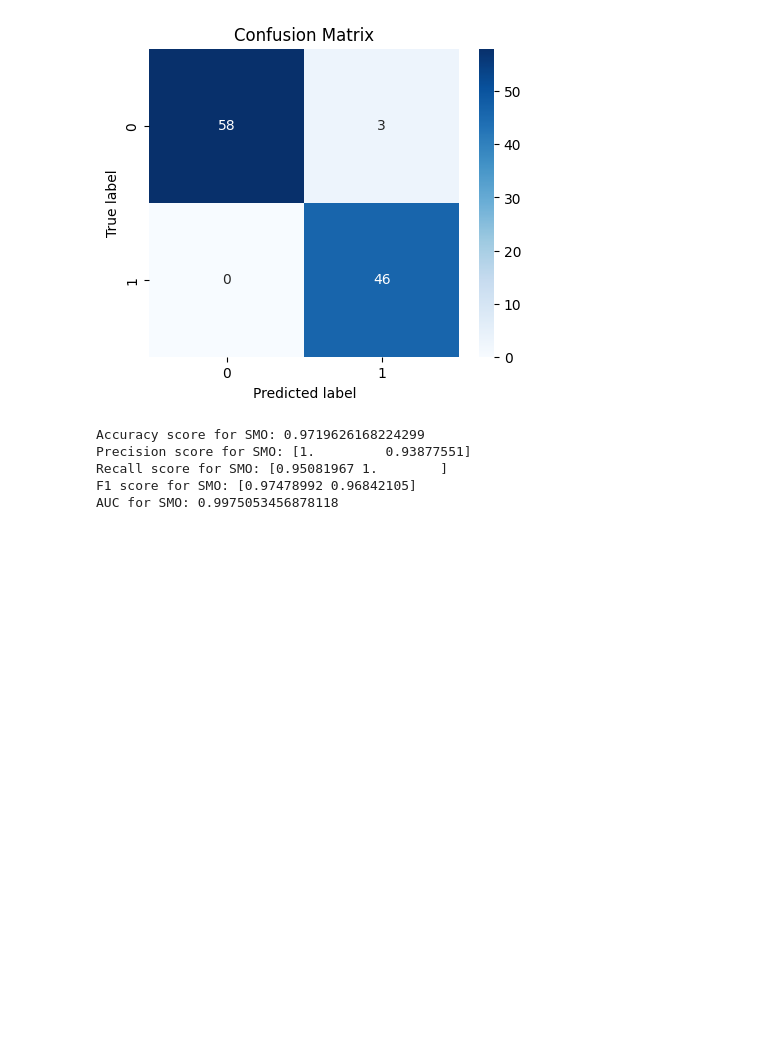
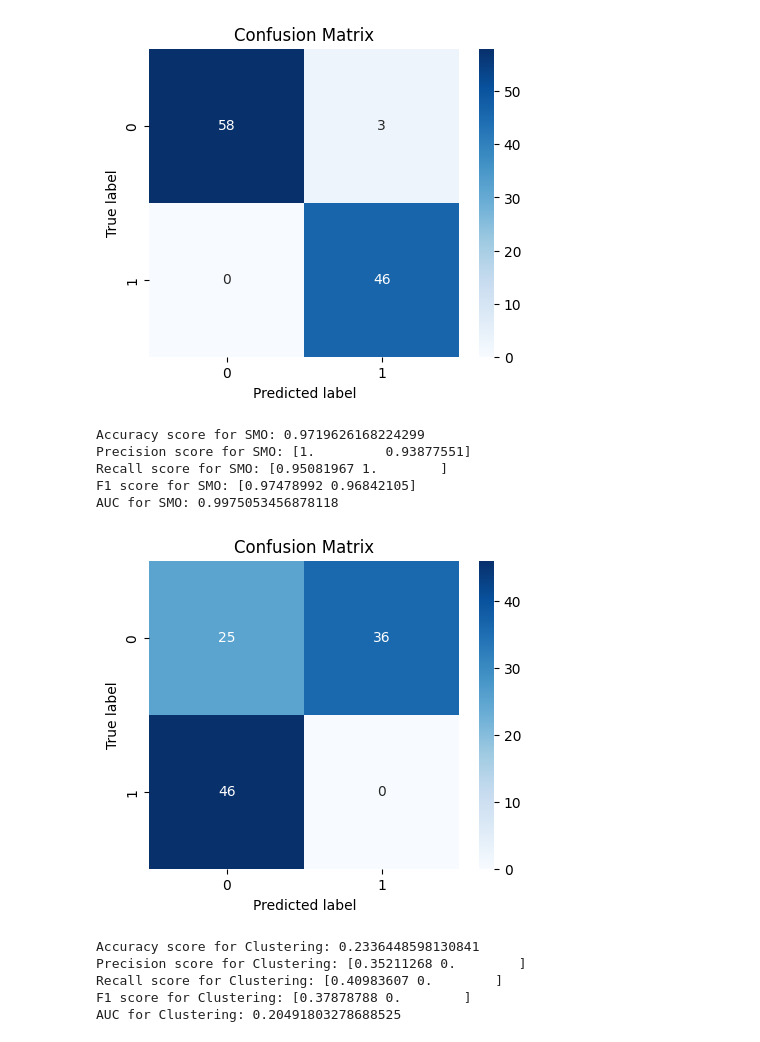
Before and after one commit to AnaMalva/ProjetoFinalBioInform-tica, a Jupyter notebook: main_code.ipynb, the cells around one changed output. Drawn from its saved outputs; the diff is of its cells as text; code cells hidden in the pictures; blank space fills up the shorter version.

Commit message:
Clustering

```diff
--- a/main_code.ipynb
+++ b/main_code.ipynb
@@ -212,3 +222,44 @@ Precision score for SMO: [1.         0.93877551]
 Recall score for SMO: [0.95081967 1.        ]
 F1 score for SMO: [0.97478992 0.96842105]
 AUC for SMO: 0.9975053456878118
+# %%
+kmeans = KMeans(n_clusters=2, random_state=42)
+y_pred_clust = kmeans.fit_predict(X_test)
+# %%
+cm = confusion_matrix(y_test, y_pred_clust)
+
+plt.figure(figsize=(5,4))
+sns.heatmap(cm, annot=True, fmt='d', cmap='Blues', xticklabels=[0,1], yticklabels=[0,1])
+plt.ylabel('True label')
+plt.xlabel('Predicted label')
+plt.title('Confusion Matrix')
+plt.show()
+# %% [output]
+[figure, added]
+# %%
+# Accuracy score Clustering
+accuracy_clust=accuracy_score(y_test, y_pred_clust)
+print("Accuracy score for Clustering:",accuracy_clust)
+
+# Precision score Clustering
+precision_clust=precision_score(y_test, y_pred_clust, average=None)
+print("Precision score for Clustering:",precision_clust)
+
+# Recall score Clustering
+recall_clust=recall_score(y_test, y_pred_clust, average=None)
+print("Recall score for Clustering:",recall_clust)
+
+# F1 score Clustering
+f1_clust = f1_score(y_test, y_pred_clust, average=None)
+print("F1 score for Clustering:",f1_clust)
+
+# auc Clustering
+fpr, tpr, thresholds = roc_curve(y_test, y_pred_clust)
+auc_clust = auc(fpr, tpr)
+print("AUC for Clustering:",auc_clust)
+# %% [output]
+Accuracy score for Clustering: 0.2336448598130841
+Precision score for Clustering: [0.35211268 0.        ]
+Recall score for Clustering: [0.40983607 0.        ]
+F1 score for Clustering: [0.37878788 0.        ]
+AUC for Clustering: 0.20491803278688525
```
Also changed, not shown: parts of 4 cells of this notebook.
